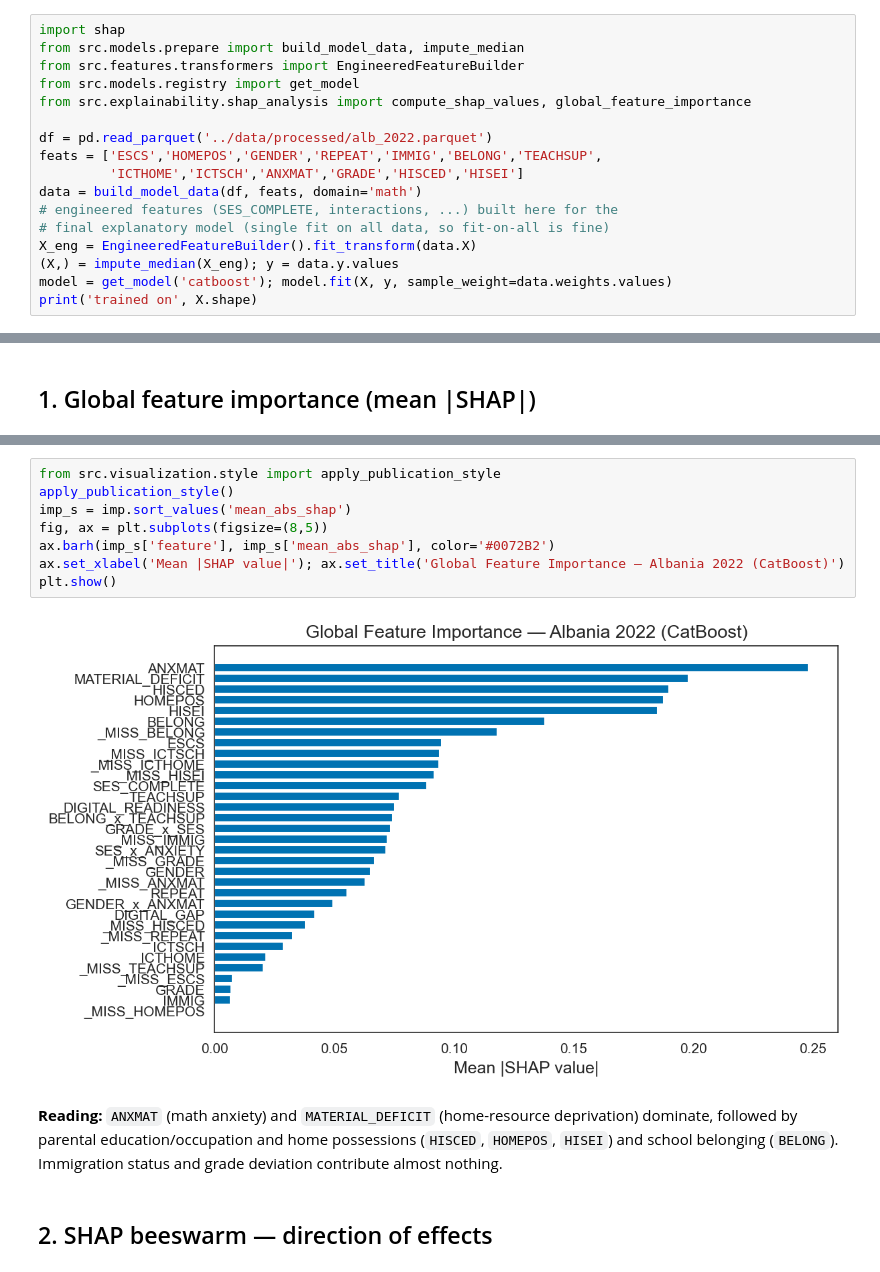
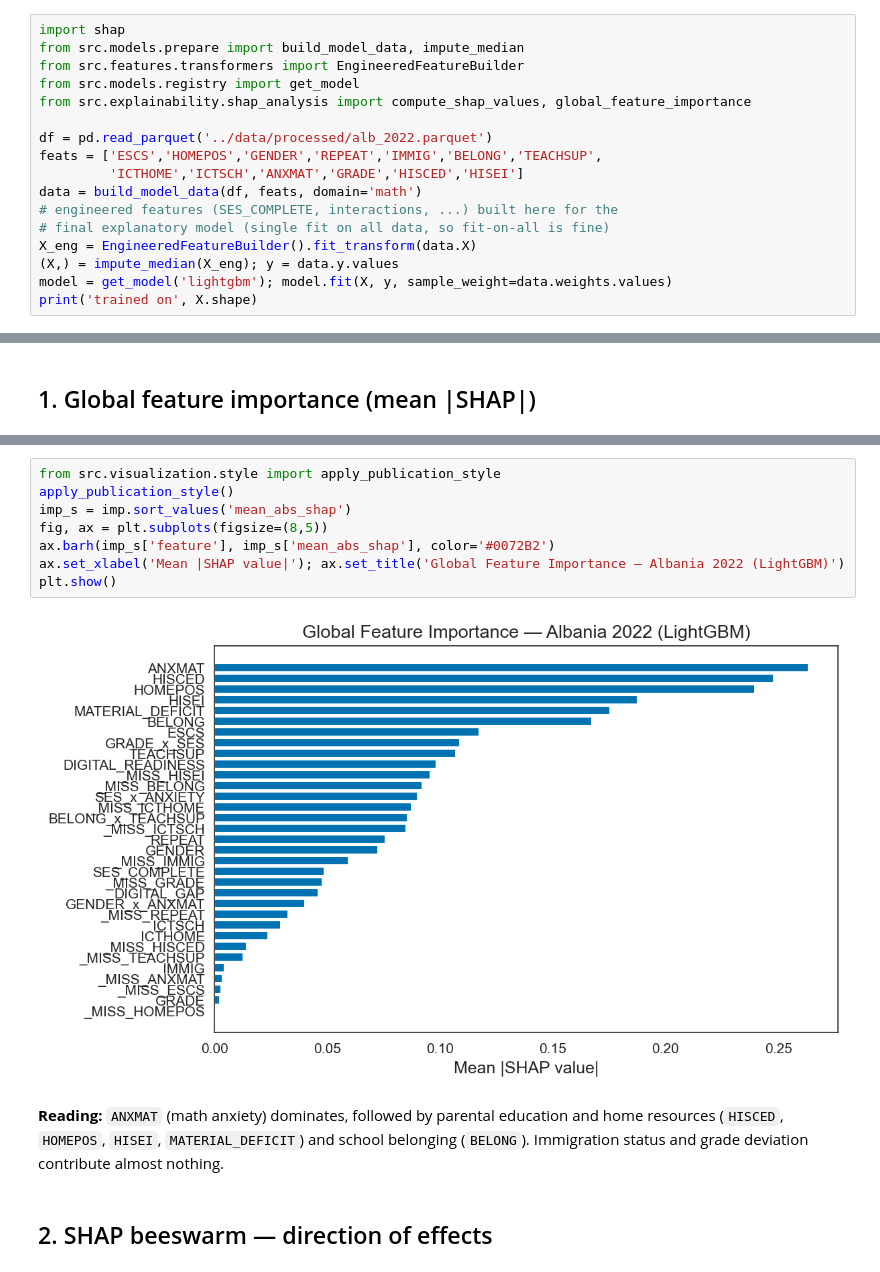
Before and after one commit to xhoja/oecd-pisa-albania, a Jupyter notebook: notebooks/05_explainability.ipynb, the cells around one changed output, grey strips where cells are left out. Saved outputs shown, nothing was run; the diff lists cells and outputs as text.

```diff
--- a/notebooks/05_explainability.ipynb
+++ b/notebooks/05_explainability.ipynb
@@ -27,6 +31,6 @@ data = build_model_data(df, feats, domain='math')
 # final explanatory model (single fit on all data, so fit-on-all is fine)
 X_eng = EngineeredFeatureBuilder().fit_transform(data.X)
 (X,) = impute_median(X_eng); y = data.y.values
-model = get_model('catboost'); model.fit(X, y, sample_weight=data.weights.values)
+model = get_model('lightgbm'); model.fit(X, y, sample_weight=data.weights.values)
 print('trained on', X.shape)
 # %% [output]
@@ -65,15 +69,15 @@ imp
 # %%
 from src.visualization.style import apply_publication_style
 apply_publication_style()
 imp_s = imp.sort_values('mean_abs_shap')
 fig, ax = plt.subplots(figsize=(8,5))
 ax.barh(imp_s['feature'], imp_s['mean_abs_shap'], color='#0072B2')
-ax.set_xlabel('Mean |SHAP value|'); ax.set_title('Global Feature Importance — Albania 2022 (CatBoost)')
+ax.set_xlabel('Mean |SHAP value|'); ax.set_title('Global Feature Importance — Albania 2022 (LightGBM)')
 plt.show()
 # %% [output]
-[figure, old version]
+[figure, new version]
 # %% [markdown]
-**Reading:** `ANXMAT` (math anxiety) and `MATERIAL_DEFICIT` (home-resource deprivation) dominate, followed by parental education/occupation and home possessions (`HISCED`, `HOMEPOS`, `HISEI`) and school belonging (`BELONG`). Immigration status and grade deviation contribute almost nothing.
+**Reading:** `ANXMAT` (math anxiety) dominates, followed by parental education and home resources (`HISCED`, `HOMEPOS`, `HISEI`, `MATERIAL_DEFICIT`) and school belonging (`BELONG`). Immigration status and grade deviation contribute almost nothing.
 # %% [markdown]
 ## 2. SHAP beeswarm — direction of effects
 # %%
```
Also changed, not shown: parts of 6 cells of this notebook, 14 other files.
